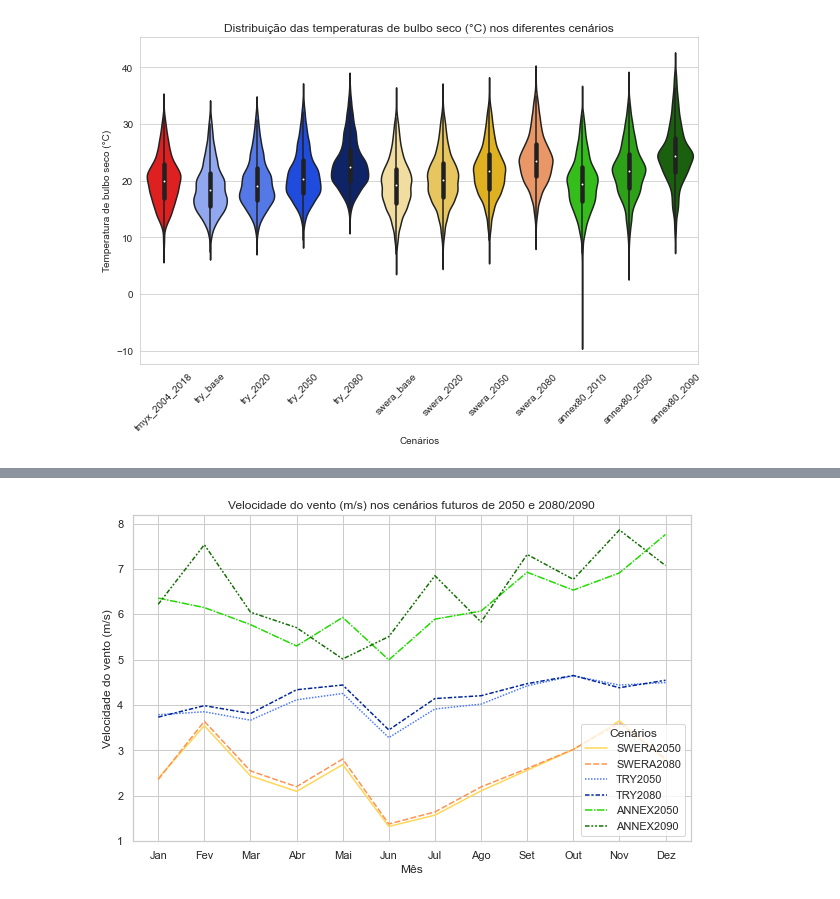
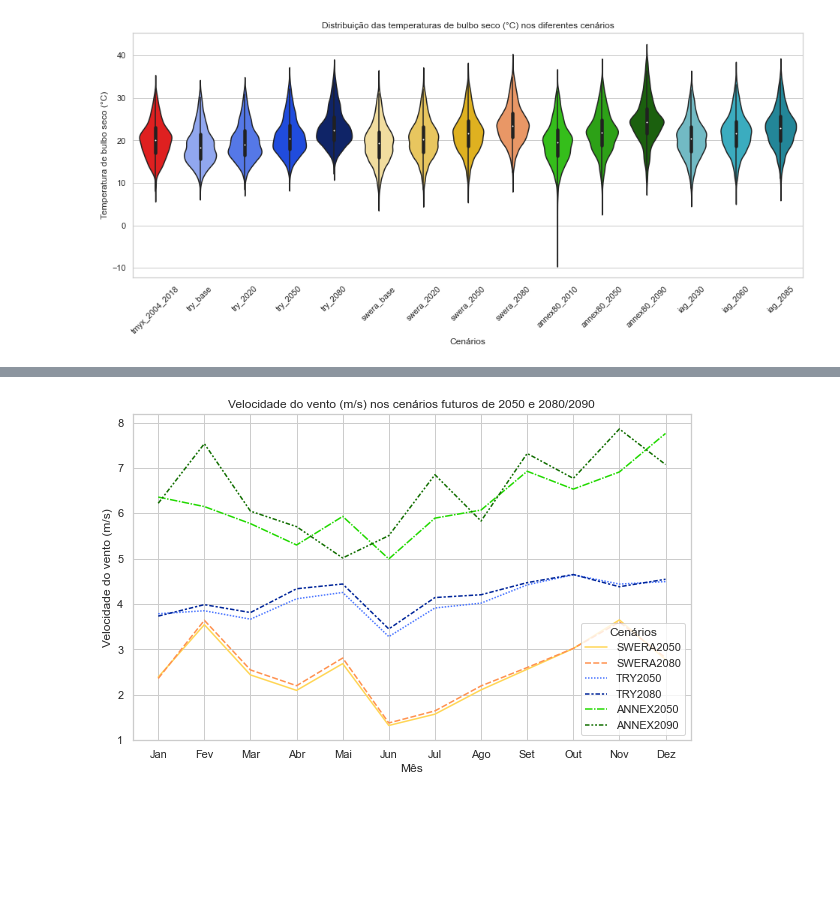
Before and after one commit to matheusbracht/epw_compare, a Jupyter notebook: comparacao_epw_sp.ipynb, the cells around one changed output, grey strips where cells are left out. Saved outputs shown, nothing was run; the diff lists cells and outputs as text; code cells hidden in the pictures; blank space fills up the shorter version.

```diff
--- a/comparacao_epw_sp.ipynb
+++ b/comparacao_epw_sp.ipynb
@@ -77,18 +91,25 @@ df_try[3] = df_try[3].map("{:02}".format)
 df_tmyx_base[1] = df_tmyx_base[1].map("{:02}".format)
 df_tmyx_base[2] = df_tmyx_base[2].map("{:02}".format)
 df_tmyx_base[3] = df_tmyx_base[3].map("{:02}".format)
+
+df_iag[1] = df_iag[1].map("{:02}".format)
+df_iag[2] = df_iag[2].map("{:02}".format)
+df_iag[3] = df_iag[3].map("{:02}".format)
 # %%
 df_annex80[3] = df_annex80[3].replace(['24'],'00')
 df_swera[3] = df_swera[3].replace(['24'],'00')
 df_try[3] = df_try[3].replace(['24'],'00')
 df_tmyx_base[3] = df_tmyx_base[3].replace(['24'],'00')
+df_iag[3] = df_iag[3].replace(['24'],'00')
 # %%
 df_annex80[0]=df_annex80[0].map(str)+'-'+df_annex80[1].map(str)+'-'+df_annex80[2].map(str)+' '+df_annex80[3].map(str)+':00:00'
 df_swera[0]=df_swera[0].map(str)+'-'+df_swera[1].map(str)+'-'+df_swera[2].map(str)+' '+df_swera[3].map(str)+':00:00'
 df_try[0]=df_try[0].map(str)+'-'+df_try[1].map(str)+'-'+df_try[2].map(str)+' '+df_try[3].map(str)+':00:00'
 df_tmyx_base[0]=df_tmyx_base[0].map(str)+'-'+df_tmyx_base[1].map(str)+'-'+df_tmyx_base[2].map(str)+' '+df_tmyx_base[3].map(str)+':00:00'
+df_iag[0]=df_iag[0].map(str)+'-'+df_iag[1].map(str)+'-'+df_iag[2].map(str)+' '+df_iag[3].map(str)+':00:00'
 # %%
 df_annex80[0] = pd.to_datetime(df_annex80[0], infer_datetime_format=True)
 df_swera[0] = pd.to_datetime(df_swera[0], infer_datetime_format=True)
 df_try[0] = pd.to_datetime(df_try[0], infer_datetime_format=True)
 df_tmyx_base[0] = pd.to_datetime(df_tmyx_base[0], infer_datetime_format=True)
+df_iag[0] = pd.to_datetime(df_iag[0], infer_datetime_format=True)
@@ -95,33 +150,19 @@ df_tmyx_base[0] = pd.to_datetime(df_tmyx_base[0], infer_datetime_format=True)
 # %%
 #violin plot TBS todos os cenários
-violinscenarios_type_colors = ['#FF0000', # TMYx
-                    '#819FFF',  # TRY_base
-                    '#3D6BFF',  # TRY_2020
-                    '#003CFC',  # TRY_2050
-                    '#001D76',  # TRY_2080
-                    '#FFE491',  # SWERA_base
-                    '#FFD248',  # SWERA_2020
-                    '#FFC100',  # SWERA_2050
-                    '#FF9250',  # SWERA_2080
-                    '#22D900',  # ANNEX80_2010
-                    '#1DB800',  # ANNEX80_2050
-                    '#116E00',  # ANNEX80_2090
-                   ]
+df = df_tmyx_base.append(df_try.append(df_swera.append(df_annex80.append(df_iag))))
 
-df = df_tmyx_base.append(df_try.append(df_swera.append(df_annex80)))
-
-plt.figure(figsize=(10,6))
+plt.figure(figsize=(16,6))
 sns.set_style('whitegrid')
 
 g=sns.violinplot(x=df[35], y=df[6], data=df, palette=violinscenarios_type_colors)
 
 plt.title("Distribuição das temperaturas de bulbo seco (°C) nos diferentes cenários")
 plt.ylabel("Temperatura de bulbo seco (°C)")
 plt.xlabel("Cenários")
 plt.xticks(rotation=45)
 plt.show()
 
 fig = g.get_figure()
-fig.savefig(cidade+'_violin_tbs.png', bbox_inches='tight')
+fig.savefig(cidade+'_violin_tbs.png', bbox_inches='tight', dpi=300)
 # %% [output]
-[figure, old version]
+[figure, new version]
```
Also changed, not shown: parts of 12 cells of this notebook.
